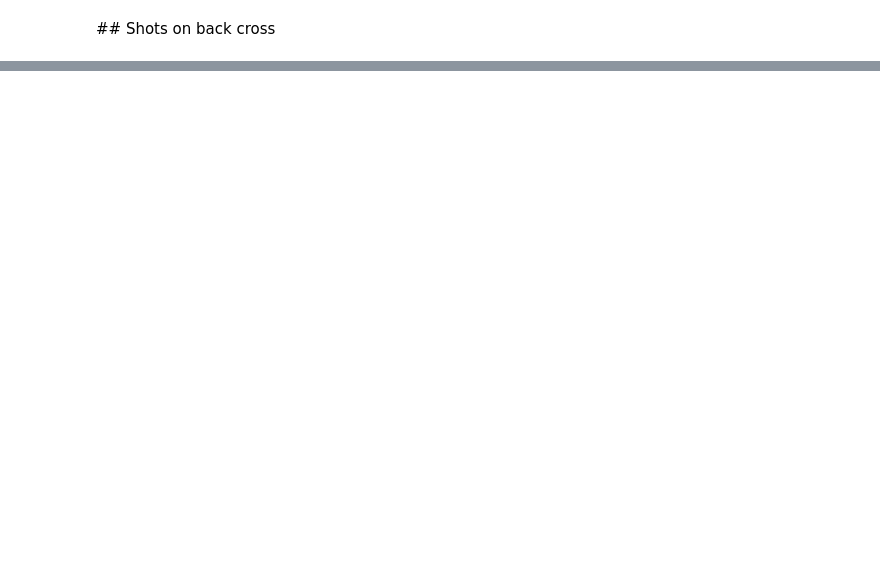
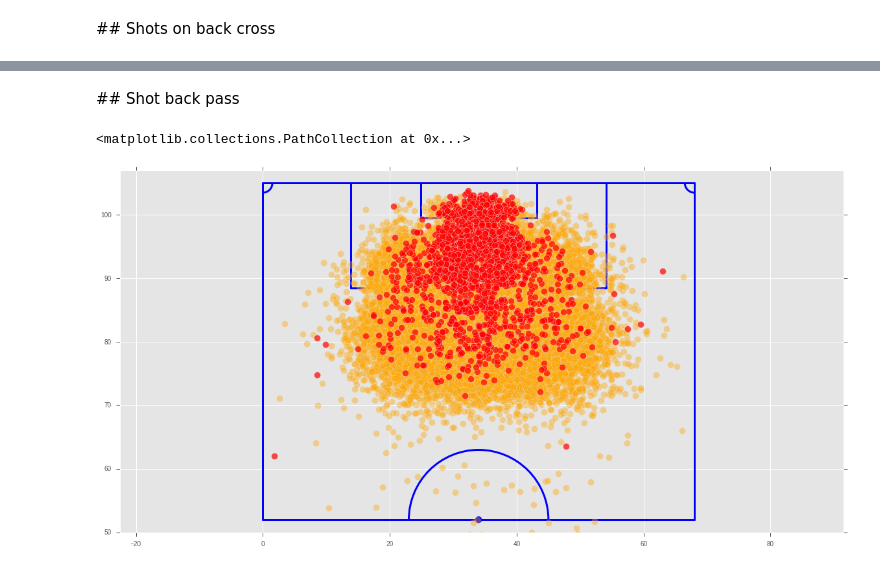
Before and after one commit to 10contre11/notebooks, a Jupyter notebook: xg_features_selection.ipynb, the cells around one changed output, grey strips where cells are left out. Saved outputs shown, nothing was run; the diff lists cells and outputs as text; code cells hidden in the pictures; blank space fills up the shorter version.

```diff
--- a/xg_features_selection.ipynb
+++ b/xg_features_selection.ipynb
@@ -430,0 +430,10 @@ shots_back_cross[(shots_back_cross['goal'] == True) & (shots_back_cross['distanc
+# %% [markdown]
+## Shot back pass
+# %%
+soccerfield()
+shots_back_pass = shots[(shots['on_back_pass'] == True)]
+plt.scatter(shots_back_pass[shots_back_pass['goal'] == False]['adj_start_y'], shots_back_pass[shots_back_pass['goal'] == False]['adj_start_x'], 100, c='orange', alpha=0.4, marker='o', zorder=2)
+plt.scatter(shots_back_pass[shots_back_pass['goal'] == True]['adj_start_y'], shots_back_pass[shots_back_pass['goal'] == True]['adj_start_x'], 100, c='red', alpha=0.7, marker='o', zorder=2)
+# %% [output]
+<matplotlib.collections.PathCollection at 0x...>
+[figure, added]
```
Also changed, not shown: parts of 5 cells of this notebook.
